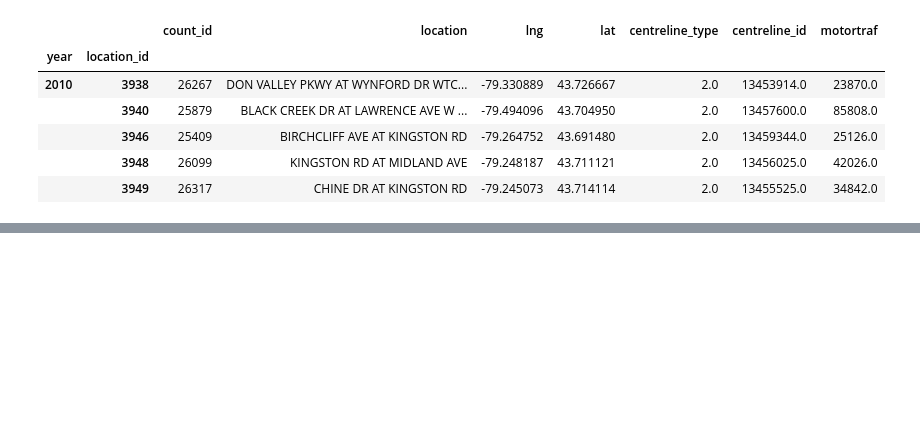
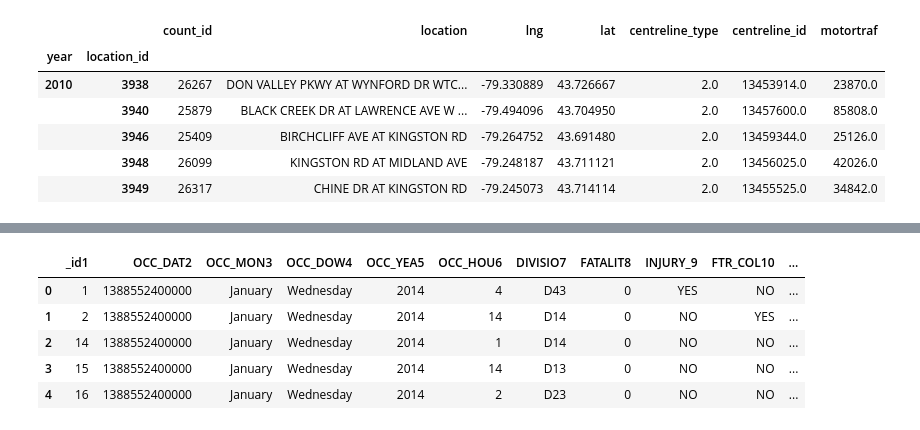
Before and after one commit to naorella/GIS_Showcase, a Jupyter notebook: template.ipynb, the cells around one changed output, grey strips where cells are left out. Cells and saved outputs as stored; diff of their text form; code cells hidden in the pictures; blank space fills up the shorter version.

```diff
--- a/template.ipynb
+++ b/template.ipynb
@@ -131,0 +141,10 @@ traffic_agg.head(-5)
+# %%
+collision = gpd.read_file('/workspace/GIS_project/data/Traffic Collisions - 4326/Traffic Collisions - 4326.shp')
+collision.head()
+# %% [output]
+|  | _id1 | OCC_DAT2 | OCC_MON3 | OCC_DOW4 | OCC_YEA5 | OCC_HOU6 | DIVISIO7 | FATALIT8 | INJURY_9 | FTR_COL10 | ... |
+| 0 | 1 | 1388552400000 | January | Wednesday | 2014 | 4 | D43 | 0 | YES | NO | ... |
+| 1 | 2 | 1388552400000 | January | Wednesday | 2014 | 14 | D14 | 0 | NO | YES | ... |
+| 2 | 14 | 1388552400000 | January | Wednesday | 2014 | 1 | D14 | 0 | NO | NO | ... |
+| 3 | 15 | 1388552400000 | January | Wednesday | 2014 | 14 | D13 | 0 | NO | NO | ... |
+| 4 | 16 | 1388552400000 | January | Wednesday | 2014 | 2 | D23 | 0 | NO | NO | ... |
```
Also changed, not shown: parts of 11 cells of this notebook.
